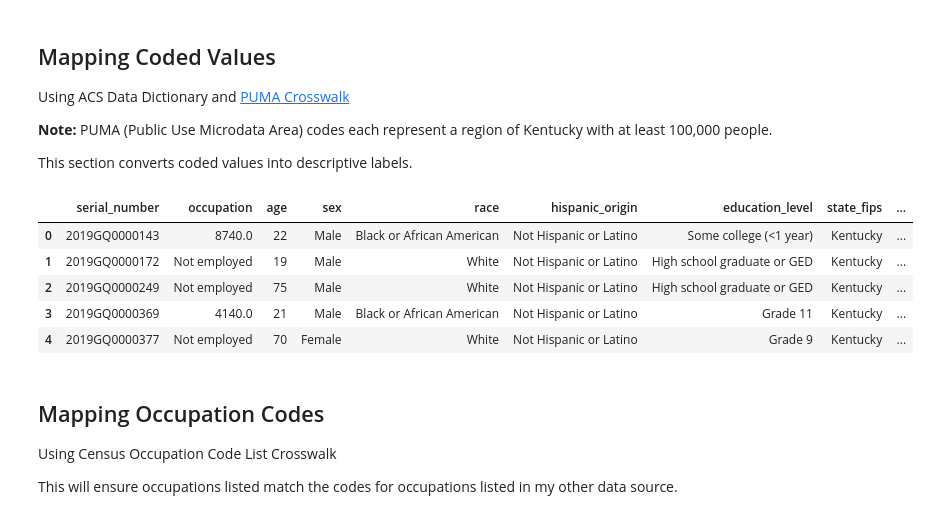
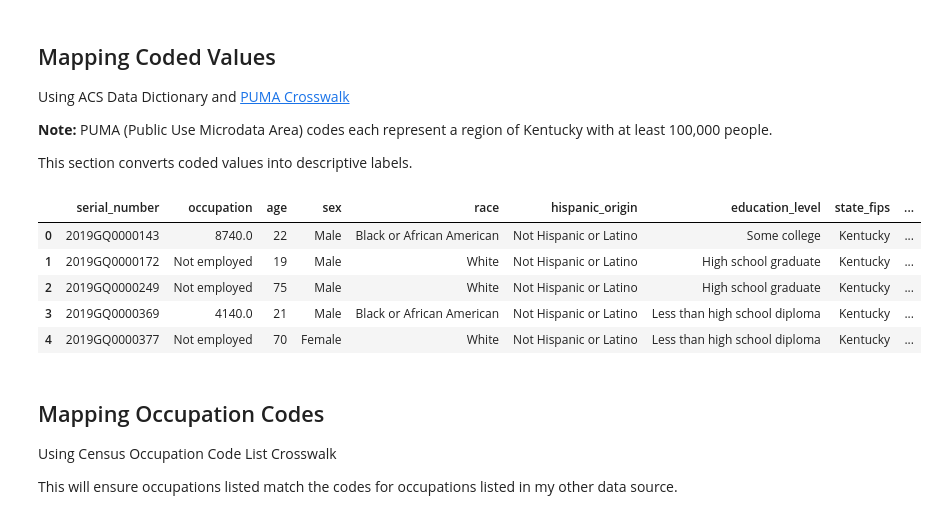
Before and after one commit to ashley-skidmore/prison_to_profession, a Jupyter notebook: notebooks/acsd_cleaning.ipynb, the cells around one changed output. Saved outputs shown, nothing was run; the diff lists cells and outputs as text; code cells hidden in the pictures.

Commit message:
altered how education level values were mapped

```diff
--- a/notebooks/acsd_cleaning.ipynb
+++ b/notebooks/acsd_cleaning.ipynb
@@ -251,38 +251,69 @@ df['puma_area'] = df['puma_area'].map(puma_map)
 # EMPLOYMENT STATUS
 employment_map = {
     1: "Civilian, at work",
     2: "Civilian, job not at work",
     3: "Armed forces",
     4: "Unemployed",
     5: "Not in labor force",
     6: "Under 16 years old"
 }
 df['employment_status'] = df['employment_status'].map(employment_map).fillna(df['employment_status'])
 
 # CLASS OF WORKER
 cow_map = {
     1: "Private for-profit",
     2: "Private not-for-profit",
     3: "Local government",
     4: "State government",
     5: "Federal government",
     6: "Self-employed (not incorporated)",
     7: "Self-employed (incorporated)",
     8: "Unpaid family worker",
     9: "Not employed"
 }
 
 df['class_of_worker'] = df['class_of_worker'].map(cow_map) #Handles what was previously mapped as "Not employed" while using cow_map
 df['class_of_worker'] = df['class_of_worker'].map(cow_map).fillna("Not employed") #Changes nulls back to "Not employed" after using cow_map
 
+# EDUCATION LEVEL
+edu_map = {
+    "No schooling completed": "No schooling completed",
+    "Nursery school": "Less than high school diploma",
+    "Kindergarten": "Less than high school diploma",
+    "Grade 1": "Less than high school diploma",
+    "Grade 2": "Less than high school diploma",
+    "Grade 3": "Less than high school diploma",
+    "Grade 4": "Less than high school diploma",
+    "Grade 5": "Less than high school diploma",
+    "Grade 6": "Less than high school diploma",
+    "Grade 7": "Less than high school diploma",
+    "Grade 8": "Less than high school diploma",
+    "Grade 9": "Less than high school diploma",
+    "Grade 10": "Less than high school diploma",
+    "Grade 11": "Less than high school diploma",
+    "12th grade – no diploma": "Less than high school diploma",
+    "High school graduate or GED": "High school graduate",
+    "Some college (<1 year)": "Some college",
+    "Some college (1+ years, no degree)": "Some college",
+    "Associate's degree": "Associate's degree",
+    "Bachelor's degree": "Bachelor's degree",
+    "Master's degree": "Master's degree",
+    "Professional degree": "Professional degree",
+    "Doctorate": "Doctorate degree",
+    "Unknown": "Unknown",
+    "24.0": "Unknown"
+}
+
+df['education_level'] = df['education_level'].map(edu_map)
+
 df.head()
 # %% [output]
 |  | serial_number | occupation | age | sex | race | hispanic_origin | education_level | state_fips | ... |
-| 0 | 2019GQ0000143 | 8740.0 | 22 | Male | Black or African American | Not Hispanic or Latino | Some college (<1 year) | Kentucky | ... |
-| 1 | 2019GQ0000172 | Not employed | 19 | Male | White | Not Hispanic or Latino | High school graduate or GED | Kentucky | ... |
-| 2 | 2019GQ0000249 | Not employed | 75 | Male | White | Not Hispanic or Latino | High school graduate or GED | Kentucky | ... |
-| 3 | 2019GQ0000369 | 4140.0 | 21 | Male | Black or African American | Not Hispanic or Latino | Grade 11 | Kentucky | ... |
-| 4 | 2019GQ0000377 | Not employed | 70 | Female | White | Not Hispanic or Latino | Grade 9 | Kentucky | ... |
+| 0 | 2019GQ0000143 | 8740.0 | 22 | Male | Black or African American | Not Hispanic or Latino | Some college | Kentucky | ... |
+| 1 | 2019GQ0000172 | Not employed | 19 | Male | White | Not Hispanic or Latino | High school graduate | Kentucky | ... |
+| 2 | 2019GQ0000249 | Not employed | 75 | Male | White | Not Hispanic or Latino | High school graduate | Kentucky | ... |
+| 3 | 2019GQ0000369 | 4140.0 | 21 | Male | Black or African American | Not Hispanic or Latino | Less than high school diploma | Kentucky | ... |
+| 4 | 2019GQ0000377 | Not employed | 70 | Female | White | Not Hispanic or Latino | Less than high school diploma | Kentucky | ... |
 # %% [markdown]
 ## Mapping Occupation Codes
 Using Census Occupation Code List Crosswalk
```
Also changed, not shown: parts of 2 cells of this notebook, 2 other files.
